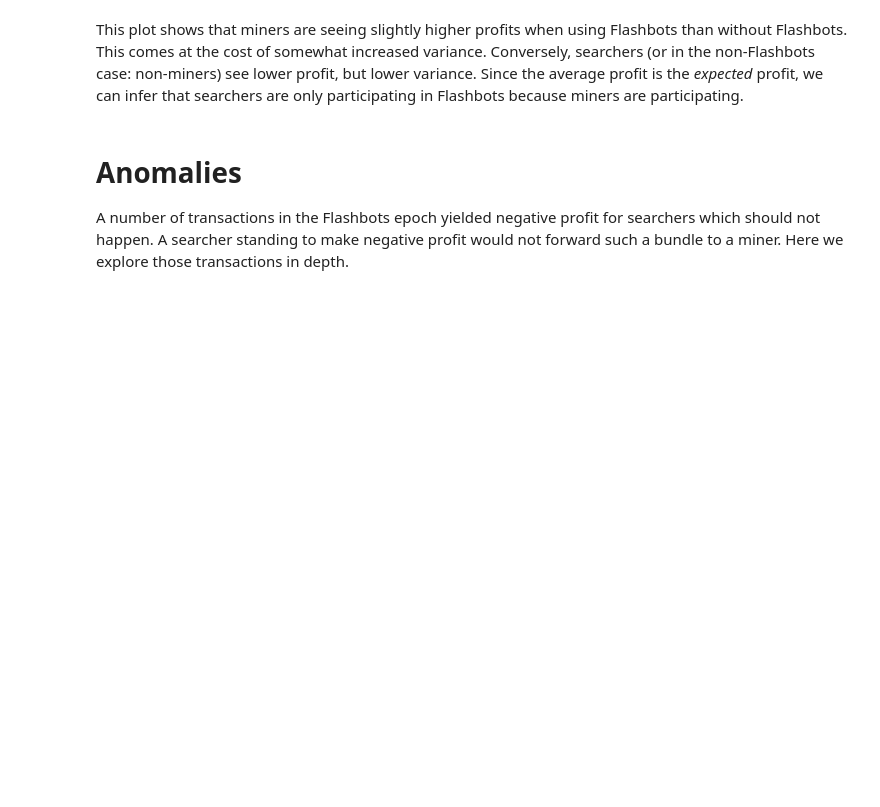
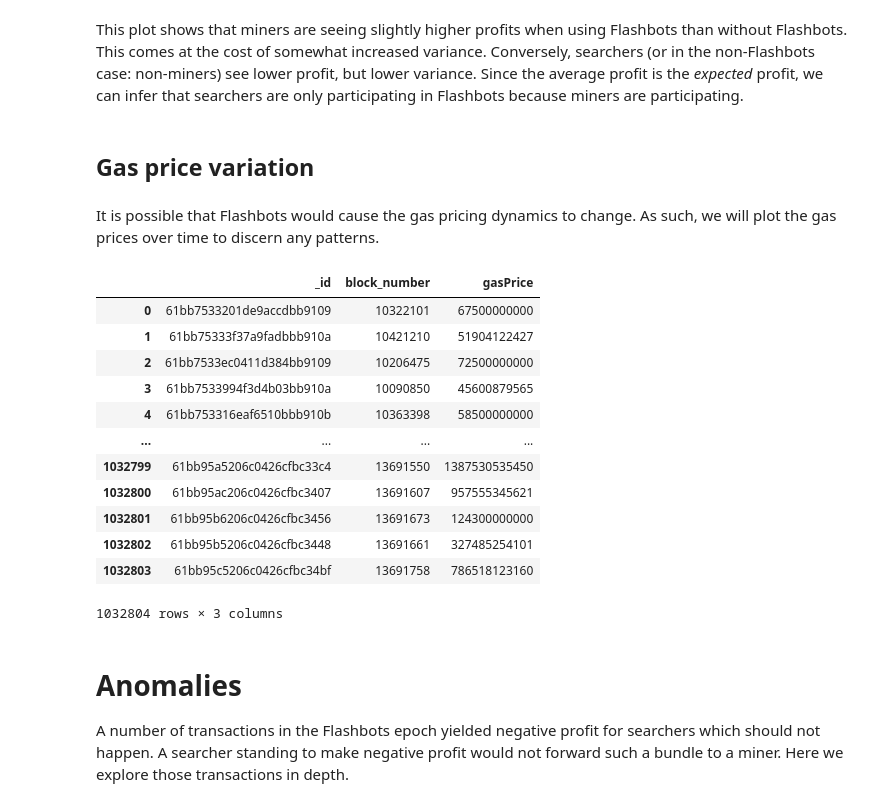
Before and after one commit to a-flashbot-in-the-pan/a-flashbot-in-the-pan, a Jupyter notebook: FlashbotsAnalysis.ipynb, the cells around one changed output. Cells and saved outputs as stored; diff of their text form; code cells hidden in the pictures; blank space fills up the shorter version.

Commit message:
Gas price analysis

```diff
--- a/FlashbotsAnalysis.ipynb
+++ b/FlashbotsAnalysis.ipynb
@@ -355,6 +409,57 @@ variance. Conversely, searchers (or in the non-Flashbots case: non-miners) see
 lower profit, but lower variance. Since the average profit is the _expected_
 profit, we can infer that searchers are only participating in Flashbots because
 miners are participating.
+# %% [markdown]
+## Gas price variation
+# %% [markdown]
+It is possible that Flashbots would cause the gas pricing dynamics to change. As such, we will plot the gas prices over time to discern any patterns.
+# %%
+#non_fb_txs_raw = pd.DataFrame(list(confirmed_mevs.find(is_non_flashbots_query, {"first_transaction.gasPrice":1, "second_transaction.gasPrice":1, "block_number":1, "cost_eth":1, "profit_eth":1})))
+def gas_price_extraction_pipeline():
+    return [
+        {
+            "$match":is_non_flashbots_query
+        },
+        #{
+       #     "$group": {"_id": "$block_number", "Avg": {"$avg": "$gasPrice"}}
+      #  },
+     #       group =
+    #sort_op = {"_id": 1}
+        {
+            "$project": {
+                "block_number": "$block_number",
+                "gasPrice": "$first_transaction.gasPrice",
+                "gasPrice": "$second_transaction.gasPrice"
+            }
+        },
+        {
+            "$unwind"
+        }
+    ]
+
+pipeline1 = gas_price_extraction_pipeline("$first_transaction.gasPrice")
+#pipeline2 = gas_price_extraction_pipeline("$second_transaction.gasPrice")
+
+non_fb_txs_raw1 = pd.DataFrame(list(confirmed_mevs.aggregate(pipeline1)))
+non_fb_txs_raw1
+#non_fb_txs_raw2 = pd.DataFrame(list(confirmed_mevs.aggregate(pipeline2)))
+
+#non_fb_txs_raw = pd.concat([non_fb_txs_raw1, non_fb_txs_raw2], ignore_index=True)
+#non_fb_txs_raw
+# %% [output]
+|  | _id | block_number | gasPrice |
+| 0 | 61bb7533201de9accdbb9109 | 10322101 | 67500000000 |
+| 1 | 61bb75333f37a9fadbbb910a | 10421210 | 51904122427 |
+| 2 | 61bb7533ec0411d384bb9109 | 10206475 | 72500000000 |
+| 3 | 61bb7533994f3d4b03bb910a | 10090850 | 45600879565 |
+| 4 | 61bb753316eaf6510bbb910b | 10363398 | 58500000000 |
+| ... | ... | ... | ... |
+| 1032799 | 61bb95a5206c0426cfbc33c4 | 13691550 | 1387530535450 |
+| 1032800 | 61bb95ac206c0426cfbc3407 | 13691607 | 957555345621 |
+| 1032801 | 61bb95b6206c0426cfbc3456 | 13691673 | 124300000000 |
+| 1032802 | 61bb95b5206c0426cfbc3448 | 13691661 | 327485254101 |
+| 1032803 | 61bb95c5206c0426cfbc34bf | 13691758 | 786518123160 |
+1032804 rows × 3 columns
 # %% [markdown]
 # Anomalies
 A number of transactions in the Flashbots epoch yielded negative profit for
```
Also changed, not shown: parts of 19 cells of this notebook.
